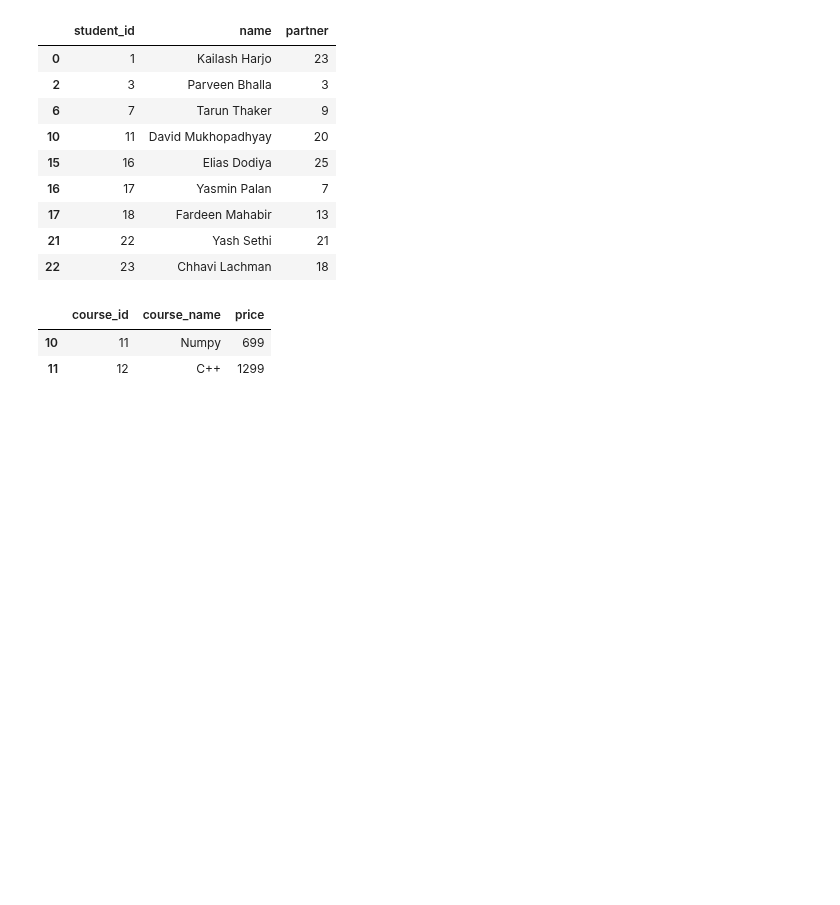
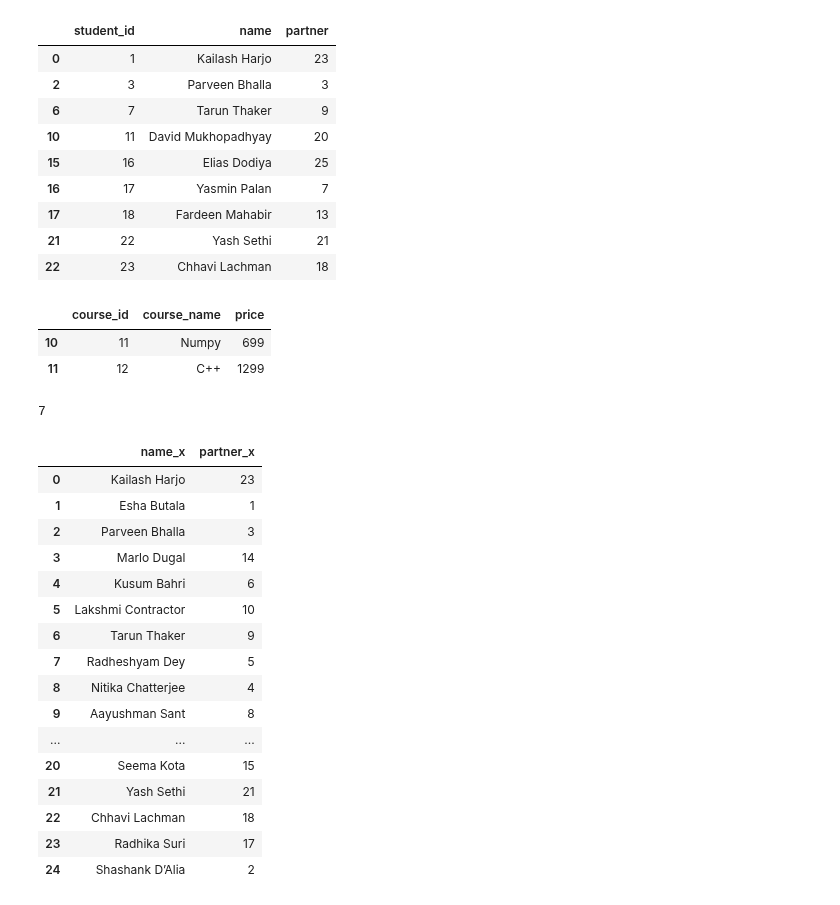
Before and after one commit to harsh2kum/Learning_Data_Science, a Jupyter notebook: Pandas/Merging, Joining & Concatenating.ipynb, the cells around one changed output. Saved outputs shown, nothing was run; the diff lists cells and outputs as text; code cells hidden in the pictures; blank space fills up the shorter version.

Commit message:
complete merge topic

```diff
--- a/Pandas/Merging, Joining & Concatenating.ipynb
+++ b/Pandas/Merging, Joining & Concatenating.ipynb
@@ -259,3 +259,35 @@ courses[courses['course_id'].isin(course_id_list)]
 |  | course_id | course_name | price |
 | 10 | 11 | Numpy | 699 |
 | 11 | 12 | C++ | 1299 |
+# %%
+# 7. Find students who did not enroll into any courses
+student_id_list = np.setdiff1d(students['student_id'],regs['student_id'])
+students[students['student_id'].isin(student_id_list)]
+#find number of students
+students[students['student_id'].isin(student_id_list)].shape[0]
+# %% [output]
+7
+# %%
+#Self join - A self join is when a table is joined with itself.
+# You treat the same table as two different tables using aliases, so you can compare rows within the same table.
+# Q8. print student name , partner name for all enrolled students
+#self join
+students.merge(students,how = 'inner',left_on='partner',right_on = 'student_id')[['name_x','partner_x']]
+# %% [output]
+|  | name_x | partner_x |
+| 0 | Kailash Harjo | 23 |
+| 1 | Esha Butala | 1 |
+| 2 | Parveen Bhalla | 3 |
+| 3 | Marlo Dugal | 14 |
+| 4 | Kusum Bahri | 6 |
+| 5 | Lakshmi Contractor | 10 |
+| 6 | Tarun Thaker | 9 |
+| 7 | Radheshyam Dey | 5 |
+| 8 | Nitika Chatterjee | 4 |
+| 9 | Aayushman Sant | 8 |
+| ... | ... | ... |
+| 20 | Seema Kota | 15 |
+| 21 | Yash Sethi | 21 |
+| 22 | Chhavi Lachman | 18 |
+| 23 | Radhika Suri | 17 |
+| 24 | Shashank D’Alia | 2 |
```
Also changed, not shown: parts of 6 cells of this notebook.
